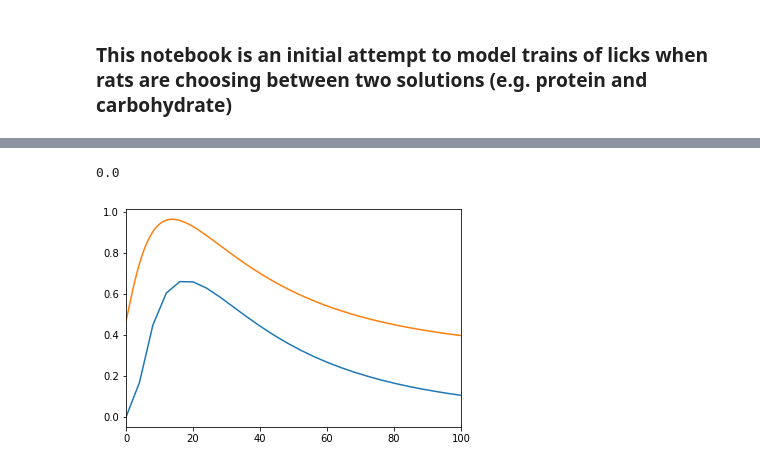
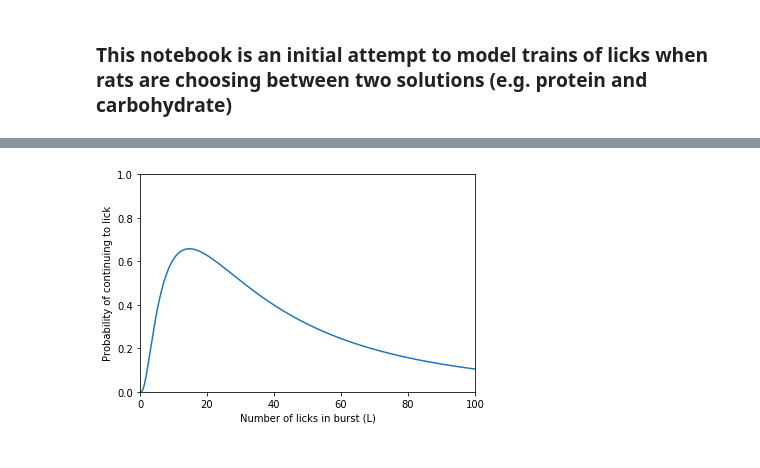
Before and after one commit to mccutcheonlab/lickmodel, a Jupyter notebook: notebooks/lickmodel.ipynb, the cells around one changed output, grey strips where cells are left out. Cells and saved outputs as stored; diff of their text form; code cells hidden in the pictures.

```diff
--- a/notebooks/lickmodel.ipynb
+++ b/notebooks/lickmodel.ipynb
@@ -15,4 +23,5 @@ import matplotlib.gridspec as gridspec
 # %%
+# Edit these values when using this notebook
 use_real_data = False
 simulate_data = True
 fit_data = False
@@ -20,7 +29,7 @@ fit_data = False
 # set parameters for simulated data
 if simulate_data:
     PP = 0.5
-    lam = 100
+    lam = 15
 
 # set bounds for fitting data
 if fit_data:
@@ -52,7 +61,7 @@ def runmodel(PP, lam, nruns):
     System['dist'] = lognorm(sigma)
 
     for i in range(1, nruns):
-        update_func2(System, output)
+        update_func(System, output)
 
     return output
 # %%
@@ -118,8 +87,8 @@ NameError: name 'test1_data_NR' is not defined
 # %%
 def analyse_licks(data, bins):
 
-    caslicks = len([x for x in licks if x == 1])
-    maltlicks = len([x for x in licks if x == 0])
+    caslicks = len([x for x in data if x == 1])
+    maltlicks = len([x for x in data if x == 0])
     realPP = caslicks/(caslicks + maltlicks)
 
     burstarray = []
@@ -231,11 +225,3 @@ if fit_data:
-# %%
-if fit_data:
-    f, ax = plt.subplots(ncols=2)
-    ax[0].plot(fitted['pp_marglik'])
-    ax[1].plot(fitted['lam_marglik'])
-
-    print('Estimated PP=', fitted['pp_EV'], ' and estimated lambda=', fitted['lam_EV'], ' using EV')
-    print('Estimated PP=', fitted['pp_ML'], ' and estimated lambda=', fitted['lam_ML'], ' using ML')
 # %%
 def timecourseFig(lickdata, ax=[]):
 
@@ -442,35 +431,25 @@ ax.plot(xxx,bbbCS_norm)
 # %%
+# To plot log-normal distribution
 f, ax = plt.subplots()
-
-lick_array = np.arange(0,100)
-k=3
-next_lick_p = [math.exp(-x*(1/k)) for x in lick_array]
-
-#ax.plot(lick_array, next_lick_p)
-
-
 
 x_array = np.linspace(0, 100, 1000)
 
 alpha = 40
-
-s=0.9
+s=1
 dist = lognorm(s, loc=0)
 
+y = [dist.pdf(x/alpha+0)+0 for x in x_array]
 
-y = [dist.pdf(x) for x in x_array]
-y2 = [dist.pdf(x/alpha+0.1)+0.3 for x in x_array]
+ax.plot(x_array,y)
+ax.set_xlim([0,100])
+ax.set_ylim([0, 1])
 
-ax.plot(x_array*alpha, y)
-ax.plot(x_array,y2)
-ax.set_xlim([0,100])
+ax.set_ylabel('Probability of continuing to lick')
+ax.set_xlabel('Number of licks in burst (L)')
 
-L = 20
-p = dist.pdf((L/alpha)-10)
-print(p)
+f.savefig(savefolder+'lognormal.png')
 # %% [output]
-0.0
-[figure, old version]
+[figure, new version]
 # %%
 %who_ls dict
 # %% [output]
```
Also changed, not shown: parts of 24 cells of this notebook, 4 other files.
